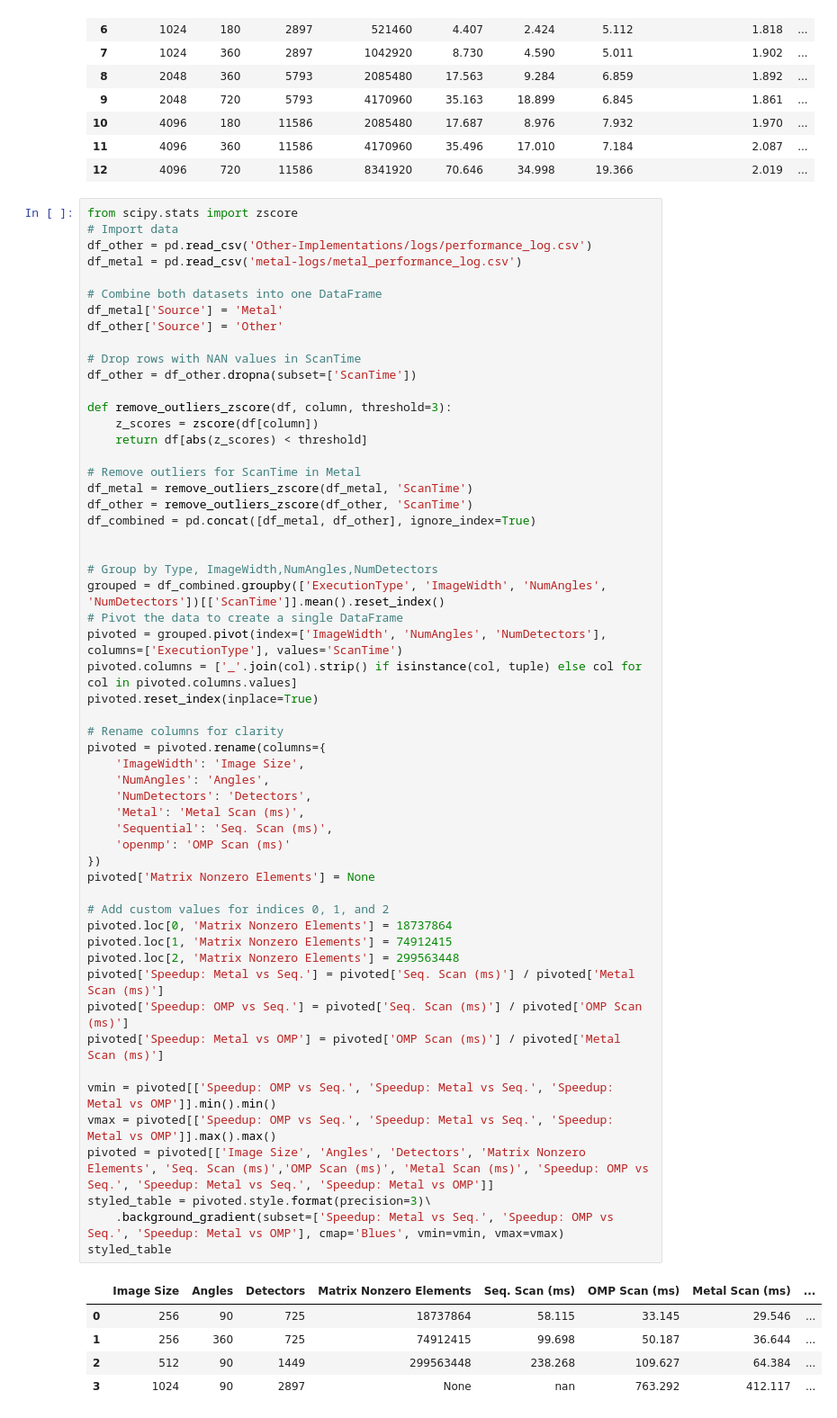
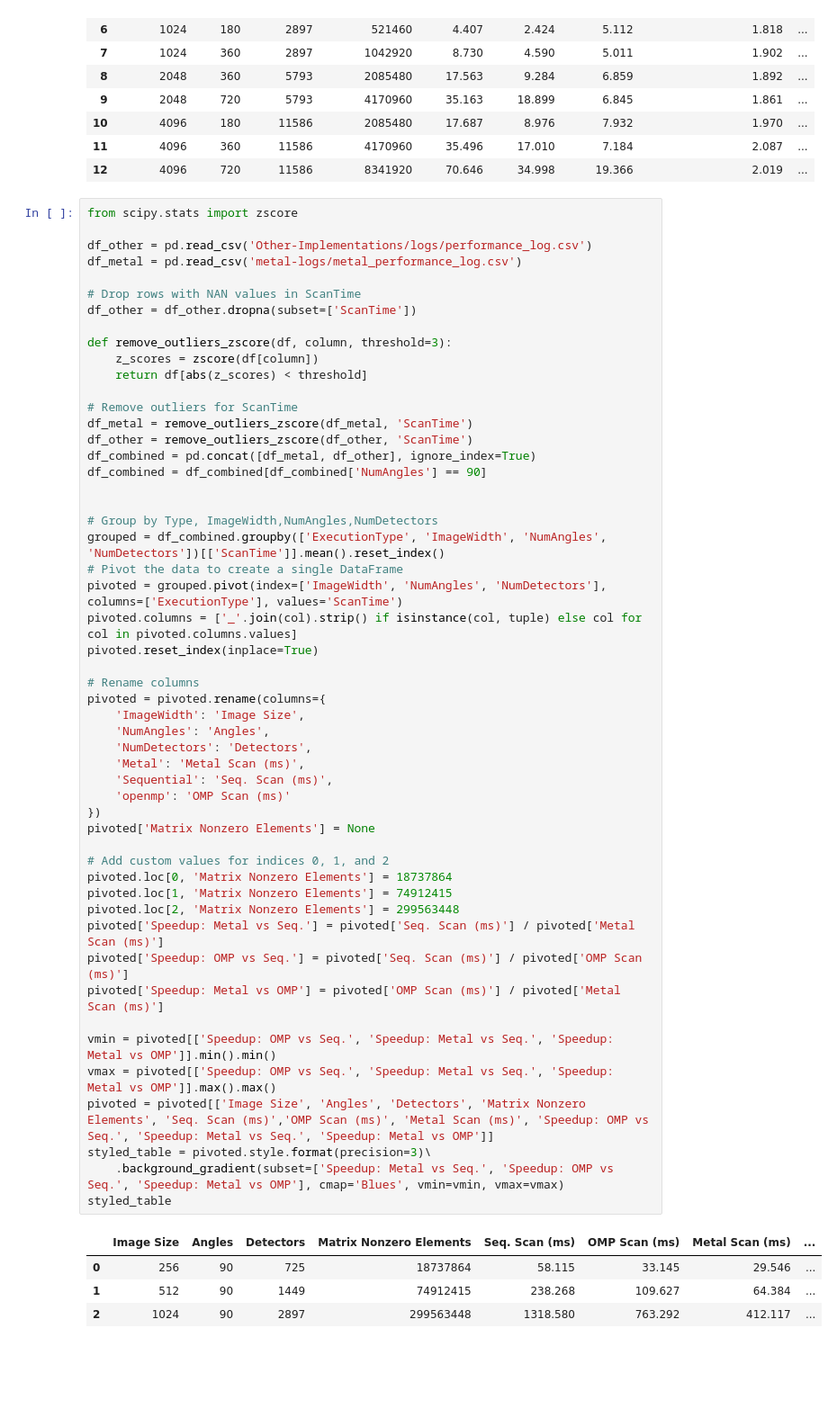
Before and after one commit to ksuraev/Cimmino-Phantom-Reconstruction, a Jupyter notebook: plots.ipynb, the cells around one changed output. Shown at 90% size. Drawn from its saved outputs; the diff is of its cells as text; blank space fills up the shorter version.

```diff
--- a/plots.ipynb
+++ b/plots.ipynb
@@ -123,13 +127,9 @@ styled_table
 | 12 | 4096 | 720 | 11586 | 8341920 | 70.646 | 34.998 | 19.366 | 2.019 | ... |
 # %%
 from scipy.stats import zscore
-# Import data
+
 df_other = pd.read_csv('Other-Implementations/logs/performance_log.csv')
 df_metal = pd.read_csv('metal-logs/metal_performance_log.csv')
-
-# Combine both datasets into one DataFrame
-df_metal['Source'] = 'Metal'
-df_other['Source'] = 'Other'
 
 # Drop rows with NAN values in ScanTime
 df_other = df_other.dropna(subset=['ScanTime'])
@@ -138,10 +138,11 @@ def remove_outliers_zscore(df, column, threshold=3):
     z_scores = zscore(df[column])
     return df[abs(z_scores) < threshold]
 
-# Remove outliers for ScanTime in Metal
+# Remove outliers for ScanTime
 df_metal = remove_outliers_zscore(df_metal, 'ScanTime')
 df_other = remove_outliers_zscore(df_other, 'ScanTime')
 df_combined = pd.concat([df_metal, df_other], ignore_index=True)
+df_combined = df_combined[df_combined['NumAngles'] == 90]
 
 
 # Group by Type, ImageWidth,NumAngles,NumDetectors
@@ -151,37 +152,36 @@ pivoted = grouped.pivot(index=['ImageWidth', 'NumAngles', 'NumDetectors'], colum
 pivoted.columns = ['_'.join(col).strip() if isinstance(col, tuple) else col for col in pivoted.columns.values]
 pivoted.reset_index(inplace=True)
 
-# Rename columns for clarity
+# Rename columns
 pivoted = pivoted.rename(columns={
     'ImageWidth': 'Image Size',
     'NumAngles': 'Angles',
     'NumDetectors': 'Detectors',
     'Metal': 'Metal Scan (ms)',
     'Sequential': 'Seq. Scan (ms)',
     'openmp': 'OMP Scan (ms)'
 })
 pivoted['Matrix Nonzero Elements'] = None
 
 # Add custom values for indices 0, 1, and 2
 pivoted.loc[0, 'Matrix Nonzero Elements'] = 18737864
 pivoted.loc[1, 'Matrix Nonzero Elements'] = 74912415
 pivoted.loc[2, 'Matrix Nonzero Elements'] = 299563448
 pivoted['Speedup: Metal vs Seq.'] = pivoted['Seq. Scan (ms)'] / pivoted['Metal Scan (ms)']
 pivoted['Speedup: OMP vs Seq.'] = pivoted['Seq. Scan (ms)'] / pivoted['OMP Scan (ms)']
 pivoted['Speedup: Metal vs OMP'] = pivoted['OMP Scan (ms)'] / pivoted['Metal Scan (ms)']
 
 vmin = pivoted[['Speedup: OMP vs Seq.', 'Speedup: Metal vs Seq.', 'Speedup: Metal vs OMP']].min().min()
 vmax = pivoted[['Speedup: OMP vs Seq.', 'Speedup: Metal vs Seq.', 'Speedup: Metal vs OMP']].max().max()
 pivoted = pivoted[['Image Size', 'Angles', 'Detectors', 'Matrix Nonzero Elements', 'Seq. Scan (ms)','OMP Scan (ms)', 'Metal Scan (ms)', 'Speedup: OMP vs Seq.', 'Speedup: Metal vs Seq.', 'Speedup: Metal vs OMP']]
 styled_table = pivoted.style.format(precision=3)\
     .background_gradient(subset=['Speedup: Metal vs Seq.', 'Speedup: OMP vs Seq.', 'Speedup: Metal vs OMP'], cmap='Blues', vmin=vmin, vmax=vmax)
 styled_table
 # %% [output]
 |  | Image Size | Angles | Detectors | Matrix Nonzero Elements | Seq. Scan (ms) | OMP Scan (ms) | Metal Scan (ms) | ... |
 | 0 | 256 | 90 | 725 | 18737864 | 58.115 | 33.145 | 29.546 | ... |
-| 1 | 256 | 360 | 725 | 74912415 | 99.698 | 50.187 | 36.644 | ... |
-| 2 | 512 | 90 | 1449 | 299563448 | 238.268 | 109.627 | 64.384 | ... |
-| 3 | 1024 | 90 | 2897 | None | nan | 763.292 | 412.117 | ... |
+| 1 | 512 | 90 | 1449 | 74912415 | 238.268 | 109.627 | 64.384 | ... |
+| 2 | 1024 | 90 | 2897 | 299563448 | 1318.580 | 763.292 | 412.117 | ... |
 # %%
 metal = pd.read_csv('metal-logs/relaxation_experiment_log.csv')
 metal = metal[(metal['ExecutionType'] == 'Metal')]
```
Also changed, not shown: parts of 9 cells of this notebook.
